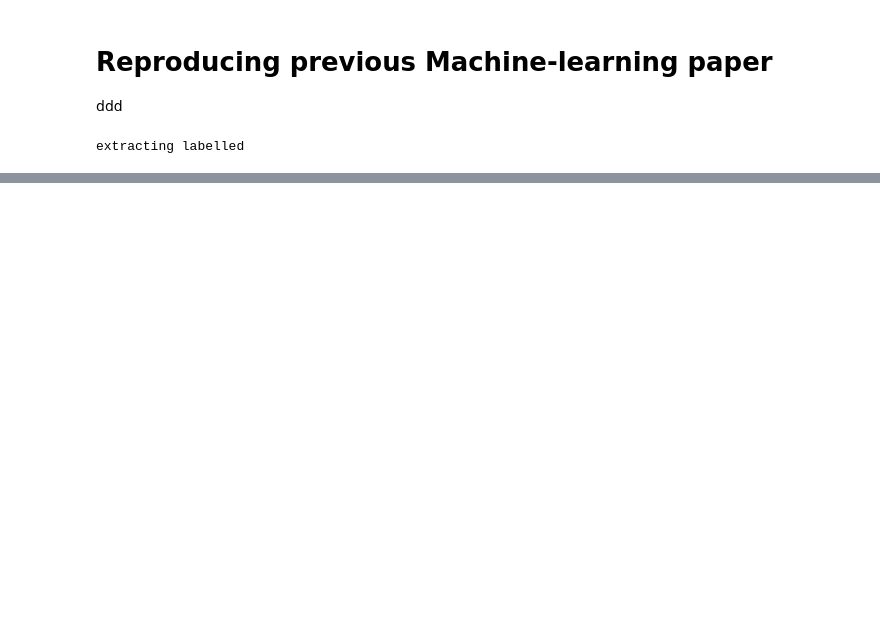
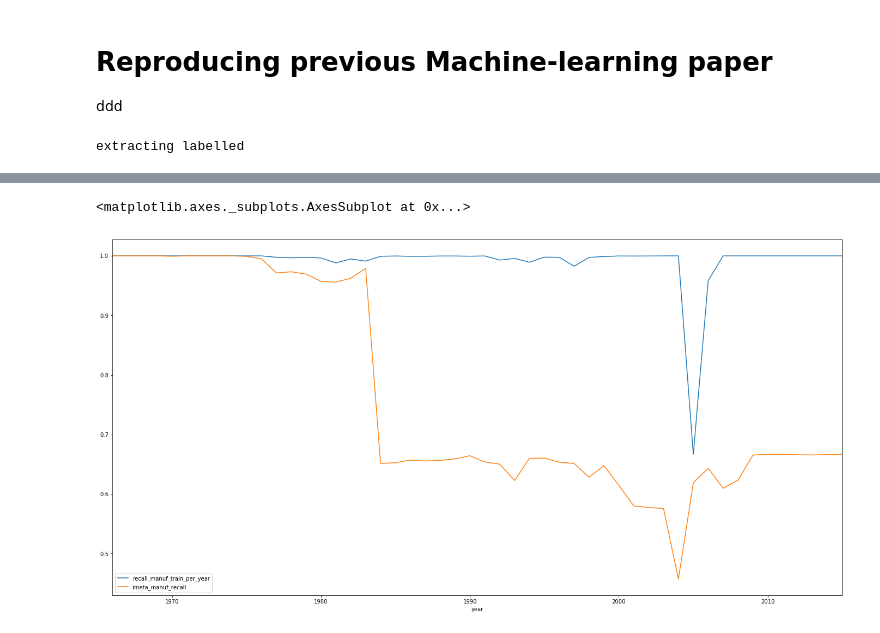
Before and after one commit to MetOffice/XBTs_classification, a Jupyter notebook: classification/imeta_ml_tree.ipynb, the cells around one changed output, grey strips where cells are left out. Cells and saved outputs as stored; diff of their text form; code cells hidden in the pictures; blank space fills up the shorter version.

```diff
--- a/classification/imeta_ml_tree.ipynb
+++ b/classification/imeta_ml_tree.ipynb
@@ -163,0 +252,5 @@ results_model1[1991]['metric_test'][3]
+# %%
+results_df.plot.line(x='year',y=['recall_manuf_train_per_year','recall_manuf_test_per_year', 'imeta_manuf_recall'], figsize=(24,12))
+# %% [output]
+<matplotlib.axes._subplots.AxesSubplot at 0x...>
+[figure, added]
```
Also changed, not shown: parts of 13 cells of this notebook.
